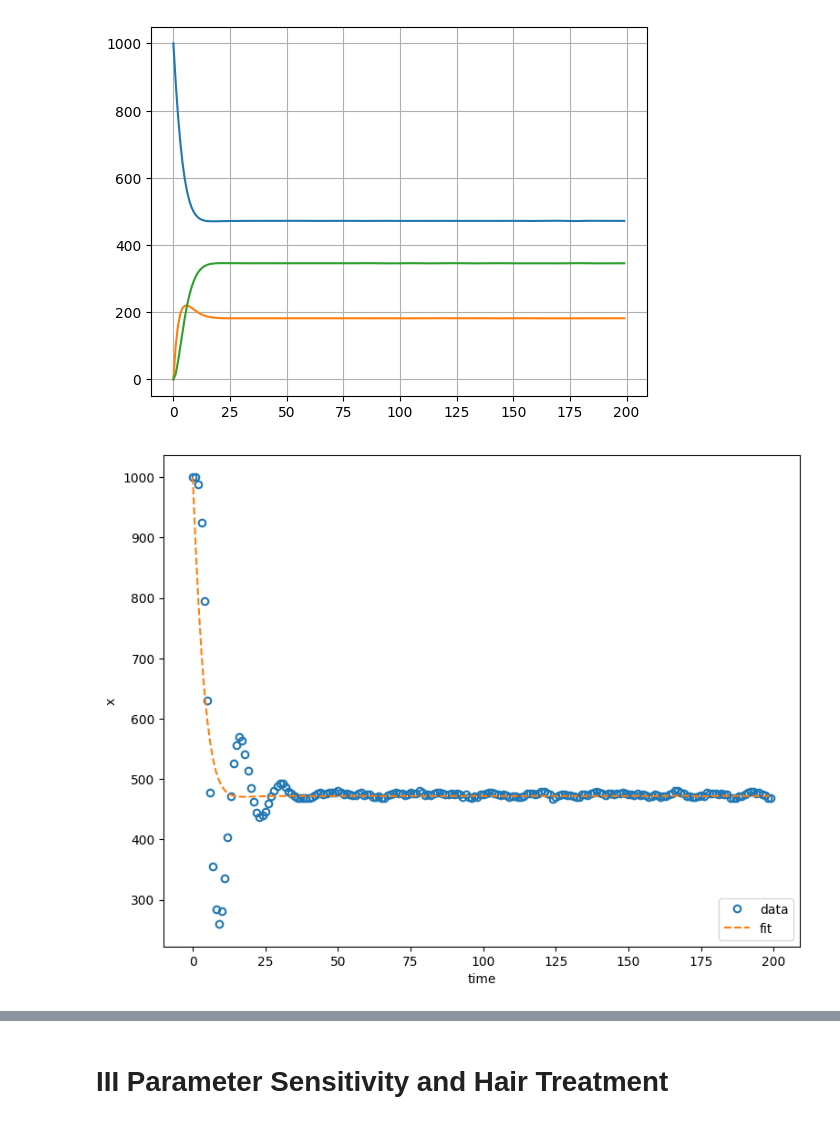
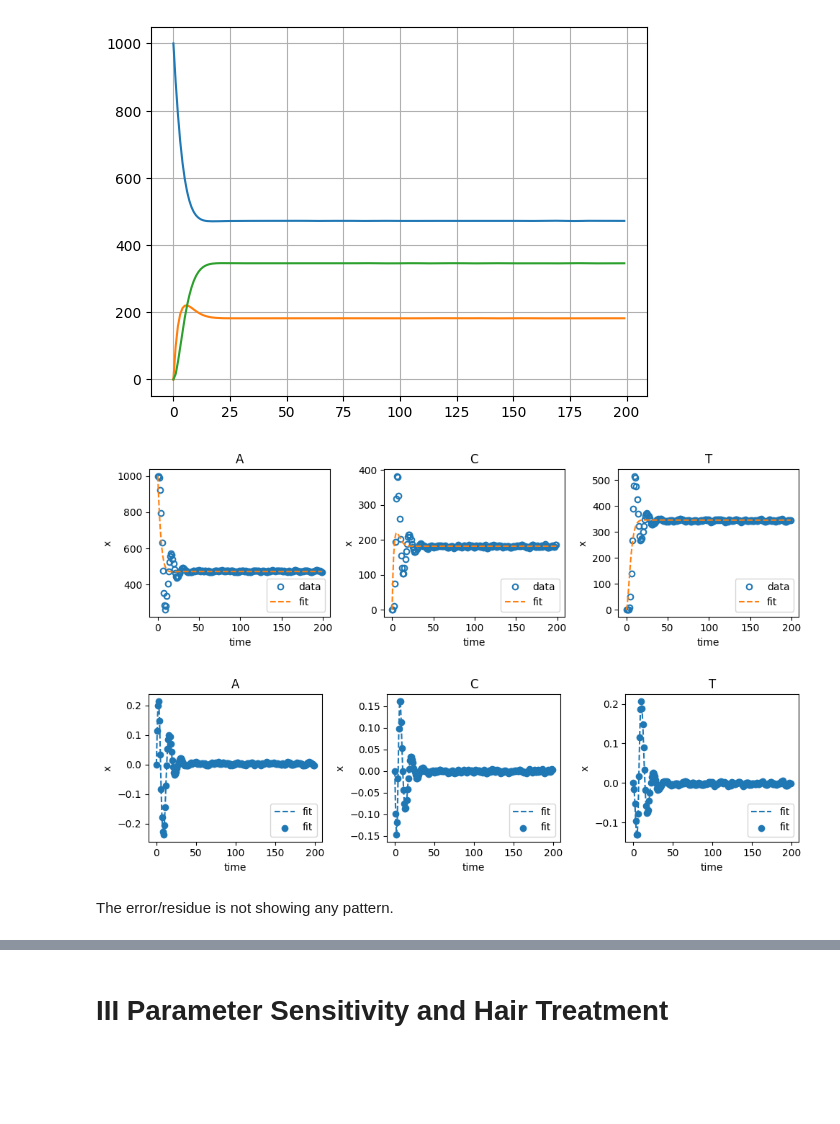
Before and after one commit to yasfaw/MM-project-II, a Jupyter notebook: hair_cycle_modeling.ipynb, the cells around one changed output, grey strips where cells are left out. Saved outputs shown, nothing was run; the diff lists cells and outputs as text; code cells hidden in the pictures; blank space fills up the shorter version.

```diff
--- a/hair_cycle_modeling.ipynb
+++ b/hair_cycle_modeling.ipynb
@@ -460,6 +437,0 @@ standard error
-# %%
-# residue scatter plot
-import matplotlib.pyplot as plt
-res = r.reshape((T_end,3))
-for i in range(3):
-    plt.scatter(t_data,res[:,i])
@@ -489,25 +457,40 @@ for i in range(3):
 plt.grid()
 # %% [output]
 [figure]
-# %%
-# Plot solution
-fig, ax = plt.subplots(1,1,figsize=(9,7))
-
-ax.plot(t_data, a*N, 'o', linewidth=1.5, mfc='none', ms=5.5, mew=1.5, label='data')
-ax.plot(t_data, Y[:,0]*N, '--', linewidth=1.5, mfc='none', ms=5.5, mew=1.5, label='fit')
-
-# Set axes labels and legends
-ax.set_xlabel('time')
-ax.set_ylabel('x')
-ax.legend(loc='lower right')
-
-plt.show()
-# %% [output]
-[figure, removed]
 # %%
-fig, axs = plt.subplots(8, 8, figsize=(8, 8))
+act = [A_avg,C_avg,T_avg]
+lables =['A','C','T']
+fig, axs = plt.subplots(1, 3, figsize=(10, 3))
 for i, ax in enumerate(axs.ravel()):
-    image= images[smpl_idx[i]]
-    ax.imshow(image)
-    ax.axis('off')
+    ax.plot(t_data, act[i], 'o', linewidth=1.5, mfc='none', ms=5.5, mew=1.5, label='data')
+    ax.plot(t_data, Y[:,i]*N, '--', linewidth=1.5, mfc='none', ms=5.5, mew=1.5, label='fit')
+    ax.set_title(lables[i])
+    # Set axes labels and legends
+    ax.set_xlabel('time')
+    ax.set_ylabel('x')
+    ax.legend(loc='lower right')
+
 plt.tight_layout()
+# %% [output]
+[figure, added]
+# %%
+# residue scatter plot
+import matplotlib.pyplot as plt
+res = r.reshape((T_end,3))
+act = [A_avg,C_avg,T_avg]
+lables =['A','C','T']
+fig, axs = plt.subplots(1, 3, figsize=(10, 3))
+for i, ax in enumerate(axs.ravel()):
+    ax.plot(t_data, res[:,i], '--', linewidth=1.5, mfc='none', ms=5.5, mew=1.5, label='fit')
+    ax.scatter(t_data, res[:,i], label='fit')
+    ax.set_title(lables[i])
+    # Set axes labels and legends
+    ax.set_xlabel('time')
+    ax.set_ylabel('x')
+    ax.legend(loc='lower right')
+
+plt.tight_layout()
+# %% [output]
+[figure, new version]
+# %% [markdown]
+The error/residue is not showing any pattern.
```
Also changed, not shown: parts of 13 cells of this notebook.
